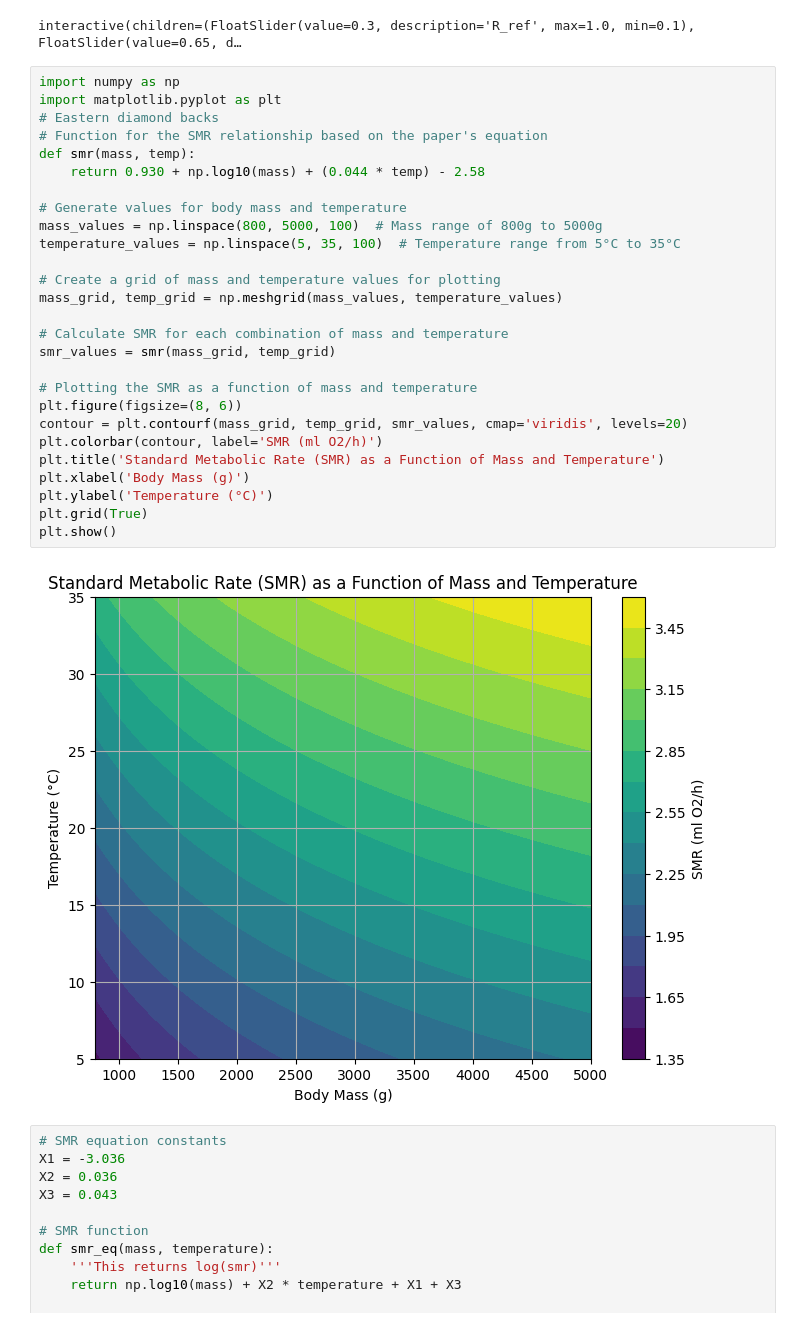
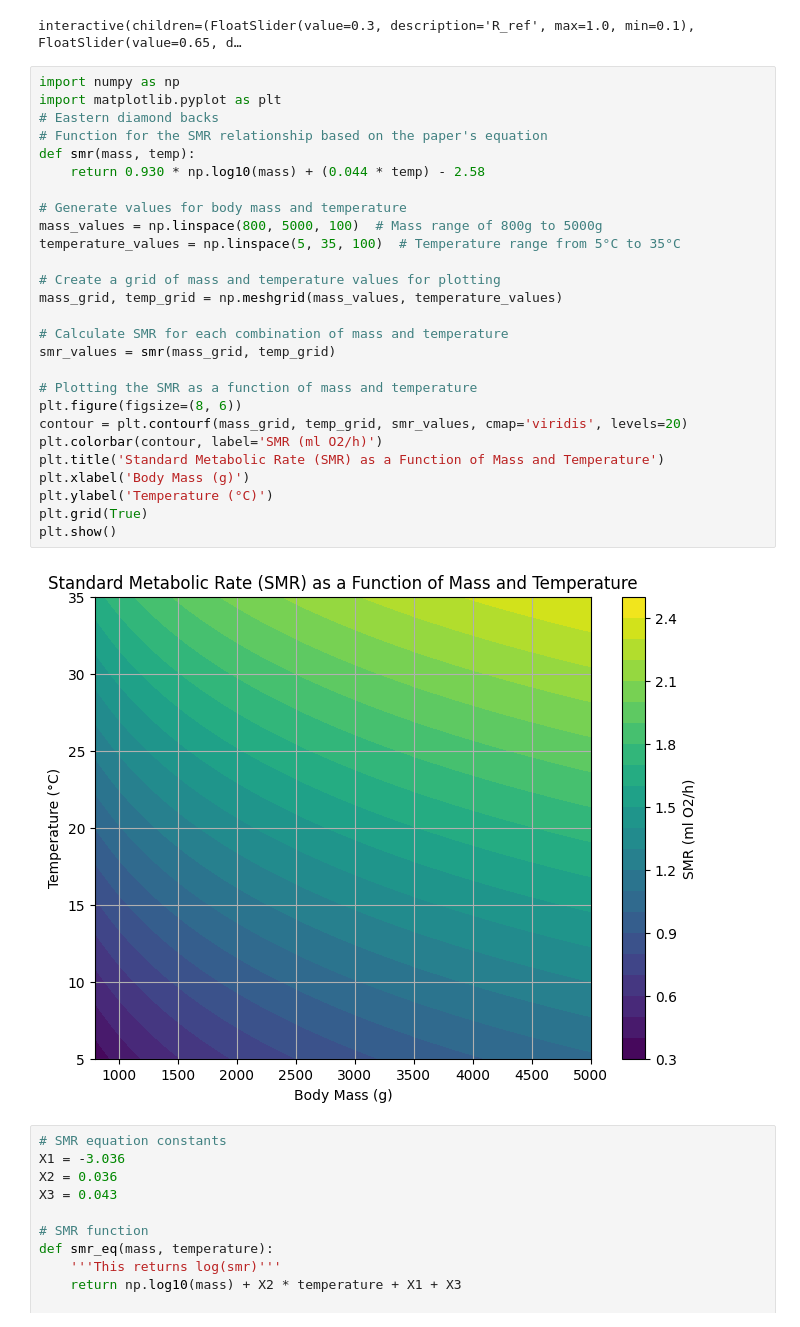
Before and after one commit to michaelremington2/therma_sim, a Jupyter notebook: src/therma_sim/tpc.ipynb, the cells around one changed output. Saved outputs shown, nothing was run; the diff lists cells and outputs as text.

```diff
--- a/src/therma_sim/tpc.ipynb
+++ b/src/therma_sim/tpc.ipynb
@@ -81,32 +81,32 @@ interactive(children=(FloatSlider(value=0.3, description='R_ref', max=1.0, min=0
 # %%
 import numpy as np
 import matplotlib.pyplot as plt
 # Eastern diamond backs
 # Function for the SMR relationship based on the paper's equation
 def smr(mass, temp):
-    return 0.930 + np.log10(mass) + (0.044 * temp) - 2.58
+    return 0.930 * np.log10(mass) + (0.044 * temp) - 2.58
 
 # Generate values for body mass and temperature
 mass_values = np.linspace(800, 5000, 100)  # Mass range of 800g to 5000g
 temperature_values = np.linspace(5, 35, 100)  # Temperature range from 5°C to 35°C
 
 # Create a grid of mass and temperature values for plotting
 mass_grid, temp_grid = np.meshgrid(mass_values, temperature_values)
 
 # Calculate SMR for each combination of mass and temperature
 smr_values = smr(mass_grid, temp_grid)
 
 # Plotting the SMR as a function of mass and temperature
 plt.figure(figsize=(8, 6))
 contour = plt.contourf(mass_grid, temp_grid, smr_values, cmap='viridis', levels=20)
 plt.colorbar(contour, label='SMR (ml O2/h)')
 plt.title('Standard Metabolic Rate (SMR) as a Function of Mass and Temperature')
 plt.xlabel('Body Mass (g)')
 plt.ylabel('Temperature (°C)')
 plt.grid(True)
 plt.show()
 # %% [output]
-[figure, old version]
+[figure, new version]
 # %%
 # SMR equation constants
 X1 = -3.036
```
Also changed, not shown: 3 other files.
